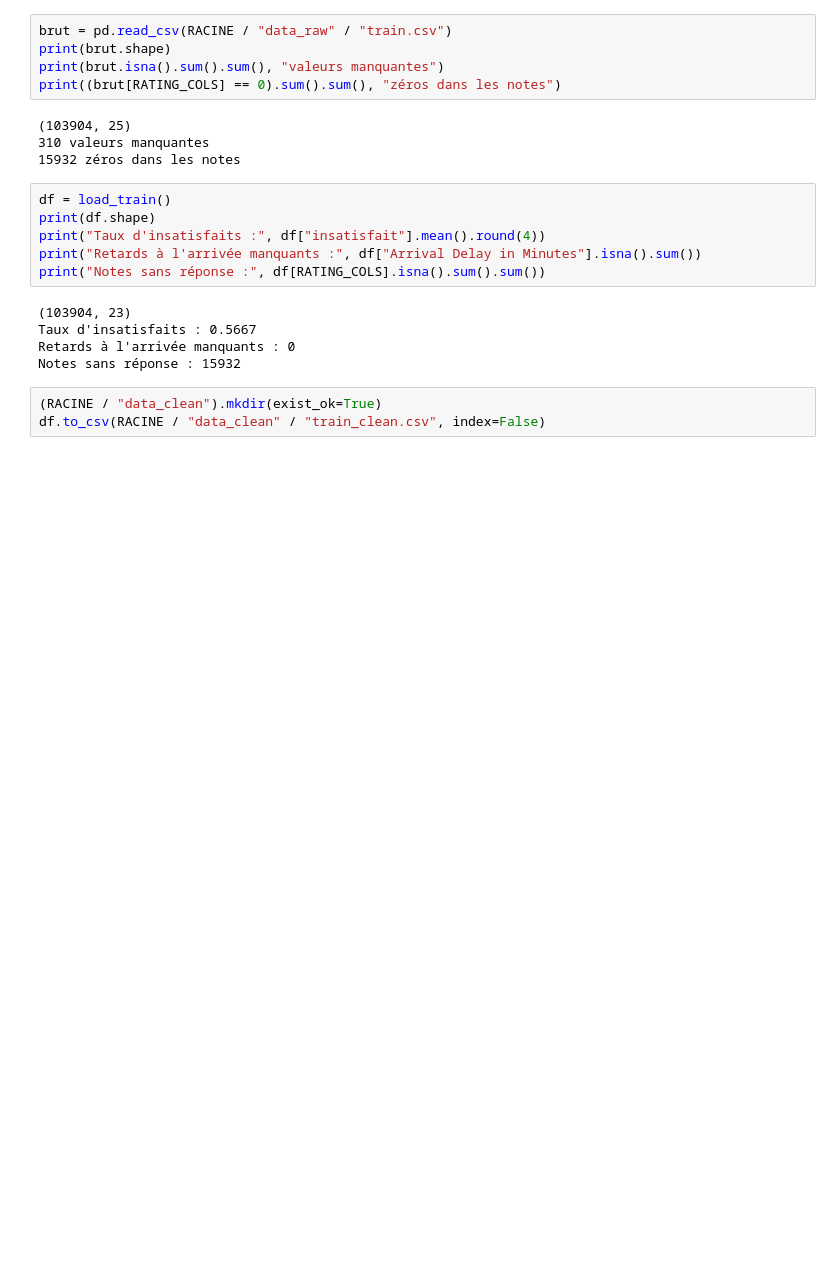
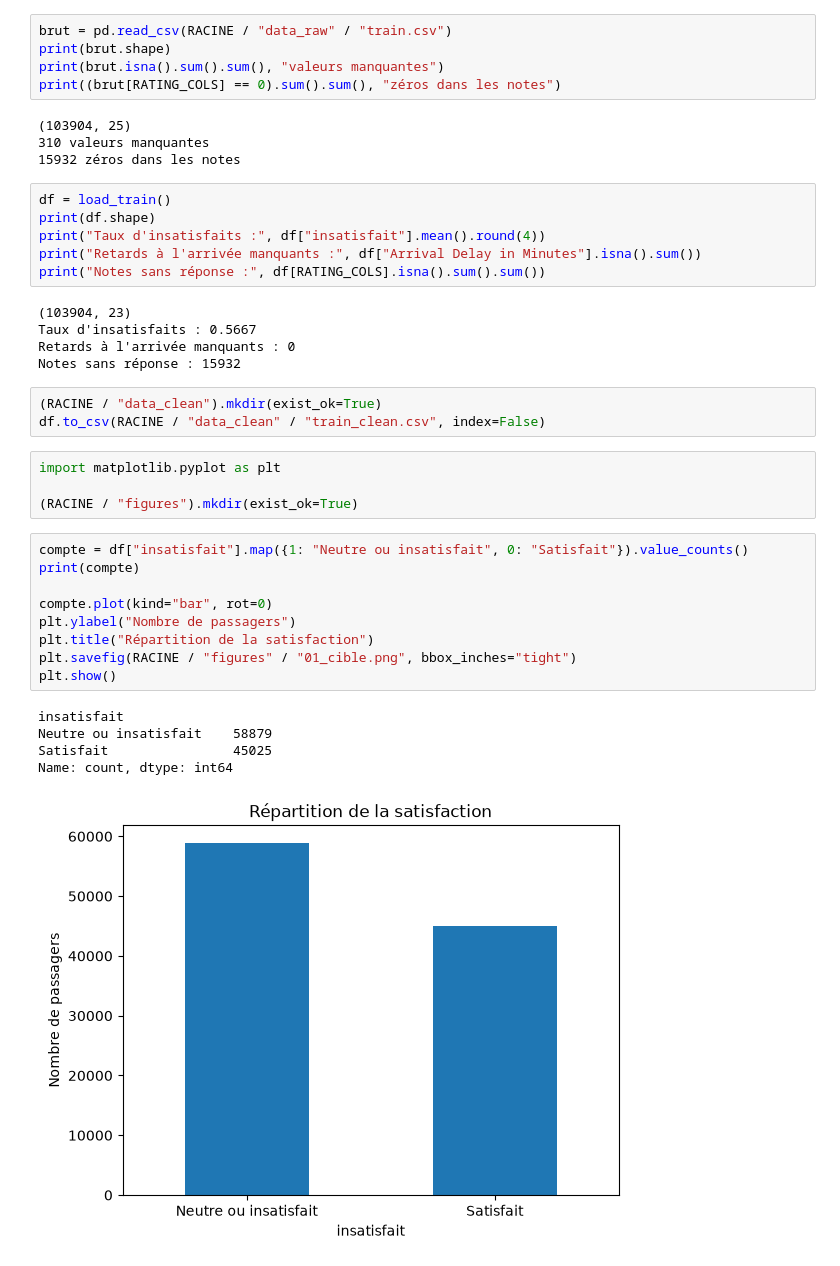
Before and after one commit to Liliedmgs/Rush-3, a Jupyter notebook: notebooks/01_exploration.ipynb, the cells around one changed output. Saved outputs shown, nothing was run; the diff lists cells and outputs as text; blank space fills up the shorter version.

Commit message:
Exploration : cible, profils, zéros, âge, retards

```diff
--- a/notebooks/01_exploration.ipynb
+++ b/notebooks/01_exploration.ipynb
@@ -27,3 +27,22 @@ Notes sans réponse : 15932
 # %%
 (RACINE / "data_clean").mkdir(exist_ok=True)
 df.to_csv(RACINE / "data_clean" / "train_clean.csv", index=False)
+# %%
+import matplotlib.pyplot as plt
+
+(RACINE / "figures").mkdir(exist_ok=True)
+# %%
+compte = df["insatisfait"].map({1: "Neutre ou insatisfait", 0: "Satisfait"}).value_counts()
+print(compte)
+
+compte.plot(kind="bar", rot=0)
+plt.ylabel("Nombre de passagers")
+plt.title("Répartition de la satisfaction")
+plt.savefig(RACINE / "figures" / "01_cible.png", bbox_inches="tight")
+plt.show()
+# %% [output]
+insatisfait
+Neutre ou insatisfait    58879
+Satisfait                45025
+Name: count, dtype: int64
+[figure, added]
```
Also changed, not shown: parts of 7 cells of this notebook, 2 other files.
